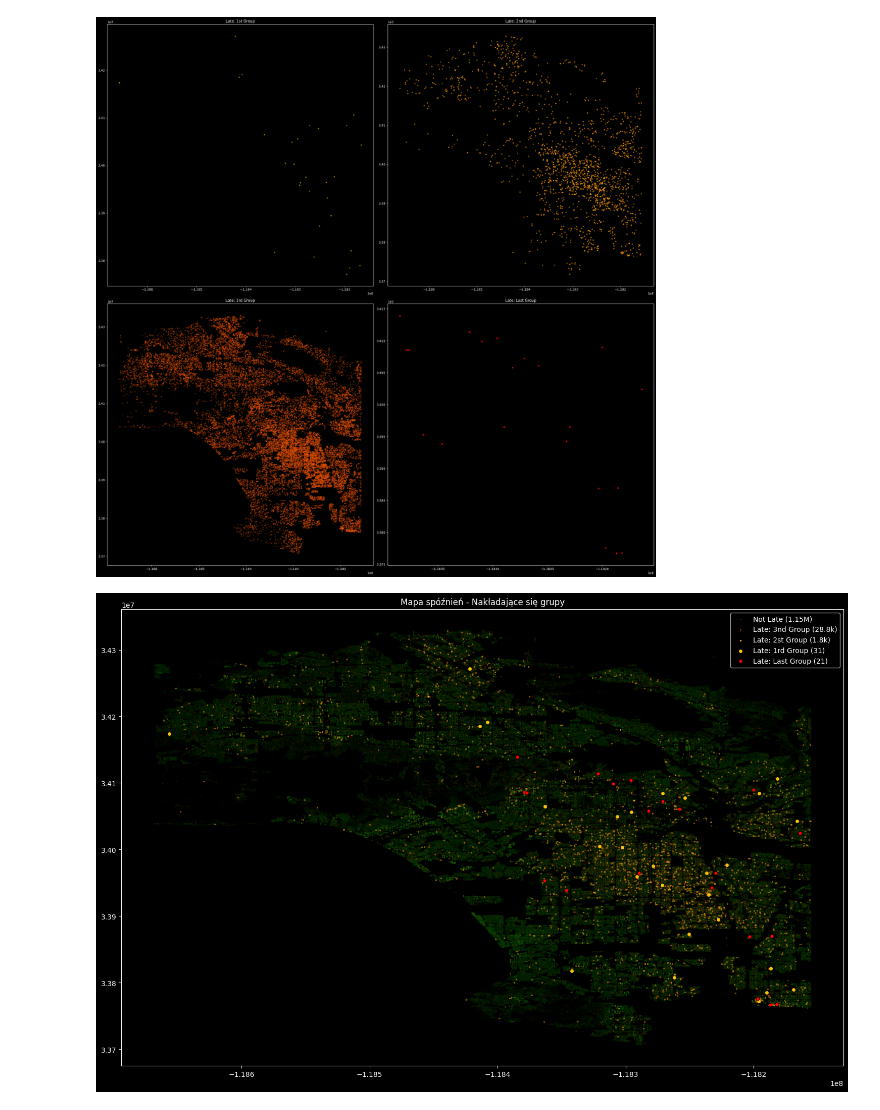
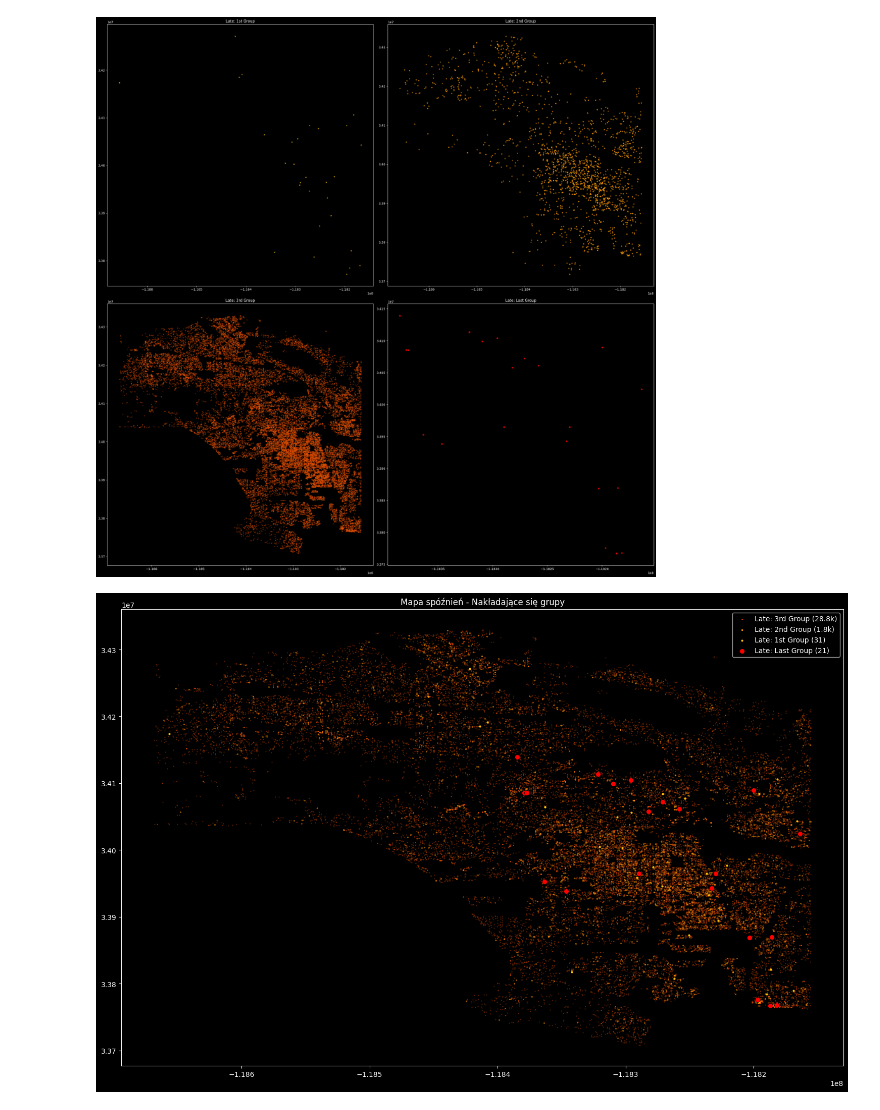
Before and after one commit to Dagbert1337/PDU-projekt, a Jupyter notebook: src/LA_tax.ipynb, the cells around one changed output. Saved outputs shown, nothing was run; the diff lists cells and outputs as text; code cells hidden in the pictures.

```diff
--- a/src/LA_tax.ipynb
+++ b/src/LA_tax.ipynb
@@ -148,38 +148,38 @@ plt.show()
 import matplotlib.pyplot as plt
 
 fig, ax = plt.subplots(figsize=(15, 10))
 
 # 1. Największa grupa (1 151 296) - rysujemy na samym dnie
 # Bardzo mała kropka i ułamek procenta przezroczystości
-ax.scatter(not_late["longitude"], not_late["latitude"],
-           s=0.1, alpha=0.05, color='green', label='Not Late (1.15M)')
+# ax.scatter(not_late["longitude"], not_late["latitude"],
+#            s=0.1, alpha=0.05, color='green', label='Not Late (1.15M)')
 
 # 2. Czwarta grupa pod względem wielkości (28 865)
 ax.scatter(late_3rd_group["longitude"], late_3rd_group["latitude"],
-           s=0.5, alpha=0.1, color='#E65100', label='Late: 3nd Group (28.8k)')
+           s=0.5, alpha=0.3, color='#E65100', label='Late: 3rd Group (28.8k)')
 
 # 3. Trzecia grupa pod względem wielkości (1853)
 ax.scatter(late_2nd_group["longitude"], late_2nd_group["latitude"],
-           s=2, alpha=0.4, color='#FF9800', label='Late: 2st Group (1.8k)')
+           s=2, alpha=0.4, color='#FF9800', label='Late: 2nd Group (1.8k)')
 
 # 4. Druga grupa pod względem wielkości (31)
 ax.scatter(late_1st_group["longitude"], late_1st_group["latitude"],
-           s=15, alpha=1.0, color='#FFC107', label='Late: 1rd Group (31)')
+           s=4, alpha=1.0, color='#FFC107', label='Late: 1st Group (31)')
 
 # 5. Najmniejsza grupa (21) - rysujemy na samym wierzchu
 ax.scatter(late_last_group["longitude"], late_last_group["latitude"],
-           s=25, alpha=1.0, color='red', edgecolors='black', linewidth=0.5, label='Late: Last Group (21)')
+           s=50, alpha=1.0, color='red', edgecolors='black', linewidth=0.5, label='Late: Last Group (21)')
 
 # Dodajemy legendę, żeby ułatwić identyfikację
 leg = plt.legend(markerscale=1) # Powiększamy kropki w samej legendzie, żeby były widoczne
 for lh in leg.legend_handles:
     lh.set_alpha(1) # Wymuszamy brak przezroczystości w legendzie
 
 plt.title("Mapa spóźnień - Nakładające się grupy")
 plt.tight_layout()
 
-plt.savefig(file_path, dpi=300, bbox_inches='tight')
+# plt.savefig("tax_map_LA_unpaid_only.png", dpi=300, bbox_inches='tight')
 
 plt.show()
 # %% [output]
-[figure, old version]
+[figure, new version]
```
Also changed, not shown: parts of 2 cells of this notebook, 3 other files.
